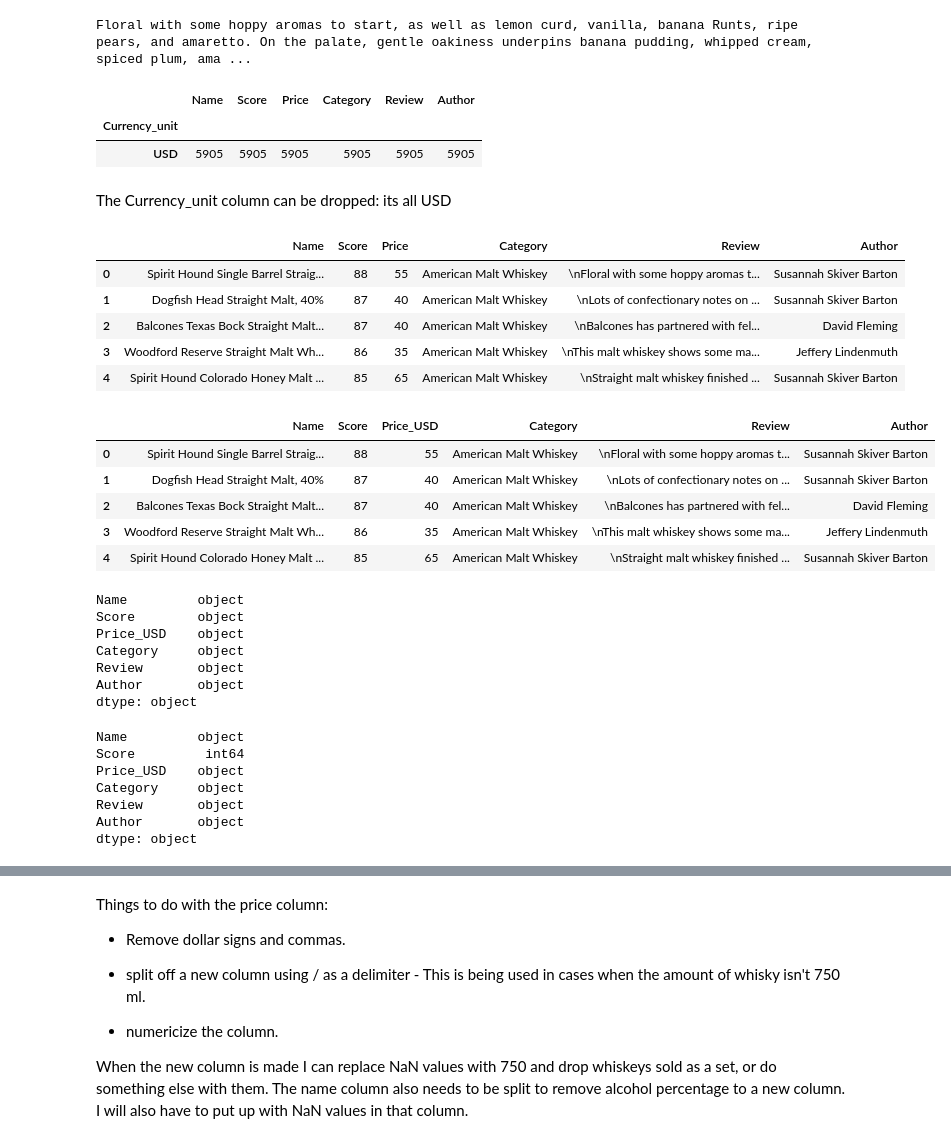
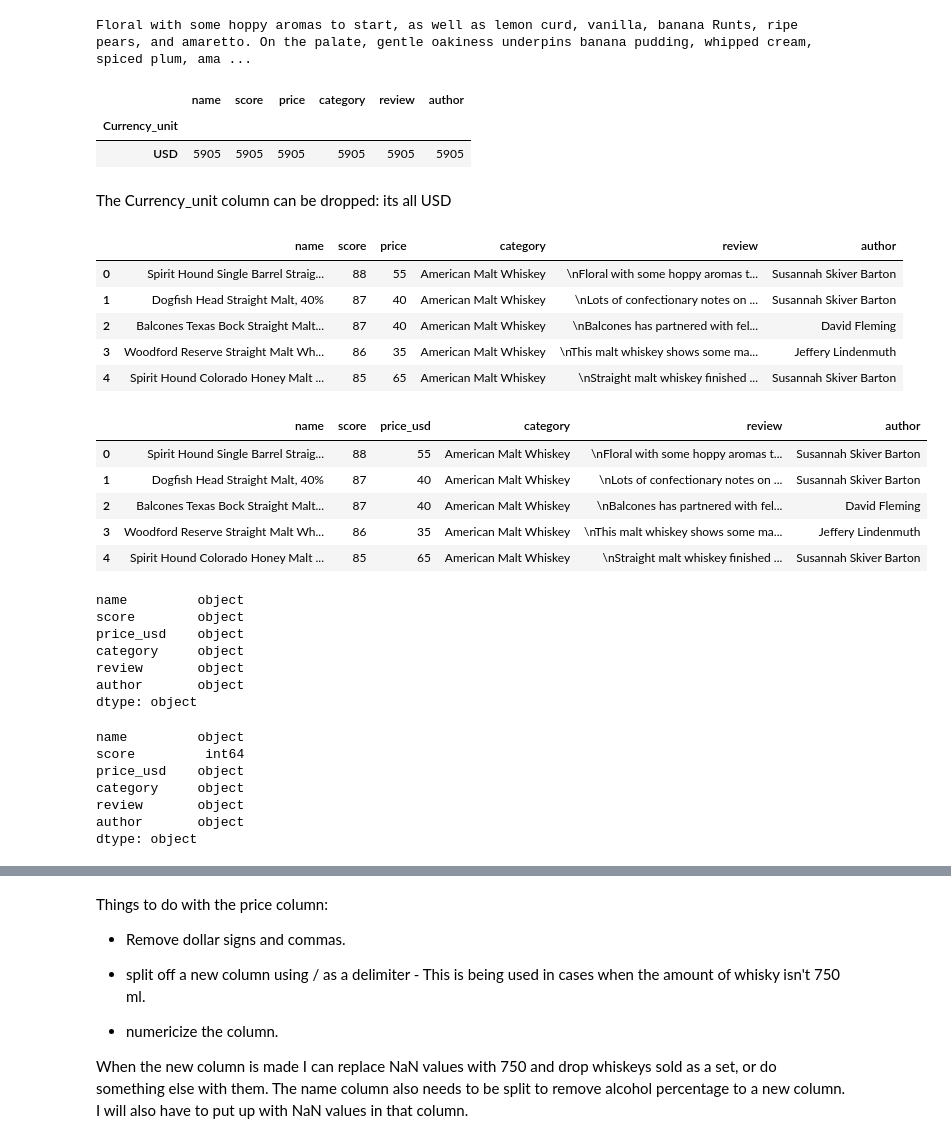
Before and after one commit to gspahlin/WhiskyAdvocate_ETL, a Jupyter notebook: whiskey_scrape_and_clean.ipynb, the cells around one changed output, grey strips where cells are left out. Saved outputs shown, nothing was run; the diff lists cells and outputs as text; code cells hidden in the pictures.

```diff
--- a/whiskey_scrape_and_clean.ipynb
+++ b/whiskey_scrape_and_clean.ipynb
@@ -276,8 +276,8 @@ def scrape_whisky(idArray):
 
     #package data into a dictionary
     whisDict = {
-        'Name': whis_name, 'Score': w_scores, 'Price': price_val, 'Currency_unit': price_curr, 'Category': w_cat,
-        'Review': reviews, 'Author' : authors
+        'name': whis_name, 'score': w_scores, 'price': price_val, 'Currency_unit': price_curr, 'category': w_cat,
+        'review': reviews, 'author' : authors
     }
 
     return whisDict
@@ -346,7 +346,7 @@ currency_chck = Whis_df.groupby('Currency_unit').count()
 
 currency_chck
 # %% [output]
-|  | Name | Score | Price | Category | Review | Author |
+|  | name | score | price | category | review | author |
 | Currency_unit |  |  |  |  |  |  |
 | USD | 5905 | 5905 | 5905 | 5905 | 5905 | 5905 |
 # %% [markdown]
@@ -356,18 +356,18 @@ Whis_df = Whis_df.drop(columns = ['Currency_unit'])
 
 Whis_df.head()
 # %% [output]
-|  | Name | Score | Price | Category | Review | Author |
+|  | name | score | price | category | review | author |
 | 0 | Spirit Hound Single Barrel Straig... | 88 | 55 | American Malt Whiskey | \nFloral with some hoppy aromas t... | Susannah Skiver Barton |
 | 1 | Dogfish Head Straight Malt, 40% | 87 | 40 | American Malt Whiskey | \nLots of confectionary notes on ... | Susannah Skiver Barton |
 | 2 | Balcones Texas Bock Straight Malt... | 87 | 40 | American Malt Whiskey | \nBalcones has partnered with fel... | David Fleming |
 | 3 | Woodford Reserve Straight Malt Wh... | 86 | 35 | American Malt Whiskey | \nThis malt whiskey shows some ma... | Jeffery Lindenmuth |
 | 4 | Spirit Hound Colorado Honey Malt ... | 85 | 65 | American Malt Whiskey | \nStraight malt whiskey finished ... | Susannah Skiver Barton |
 # %%
-Whis_df = Whis_df.rename(columns = {'Price': 'Price_USD'})
+Whis_df = Whis_df.rename(columns = {'price': 'price_usd'})
 
 Whis_df.head()
 # %% [output]
-|  | Name | Score | Price_USD | Category | Review | Author |
+|  | name | score | price_usd | category | review | author |
 | 0 | Spirit Hound Single Barrel Straig... | 88 | 55 | American Malt Whiskey | \nFloral with some hoppy aromas t... | Susannah Skiver Barton |
 | 1 | Dogfish Head Straight Malt, 40% | 87 | 40 | American Malt Whiskey | \nLots of confectionary notes on ... | Susannah Skiver Barton |
 | 2 | Balcones Texas Bock Straight Malt... | 87 | 40 | American Malt Whiskey | \nBalcones has partnered with fel... | David Fleming |
@@ -376,24 +376,24 @@ Whis_df.head()
 # %%
 Whis_df.dtypes
 # %% [output]
-Name         object
-Score        object
-Price_USD    object
-Category     object
-Review       object
-Author       object
+name         object
+score        object
+price_usd    object
+category     object
+review       object
+author       object
 dtype: object
 # %%
-Whis_df['Score'] = pd.to_numeric(Whis_df['Score'])
+Whis_df['score'] = pd.to_numeric(Whis_df['score'])
 
 Whis_df.dtypes
 # %% [output]
-Name         object
-Score         int64
-Price_USD    object
-Category     object
-Review       object
-Author       object
+name         object
+score         int64
+price_usd    object
+category     object
+review       object
+author       object
 dtype: object
 # %%
 #Grouping by Price, to check for problem values since I couldn't retype price
```
Also changed, not shown: parts of 207 cells of this notebook.
